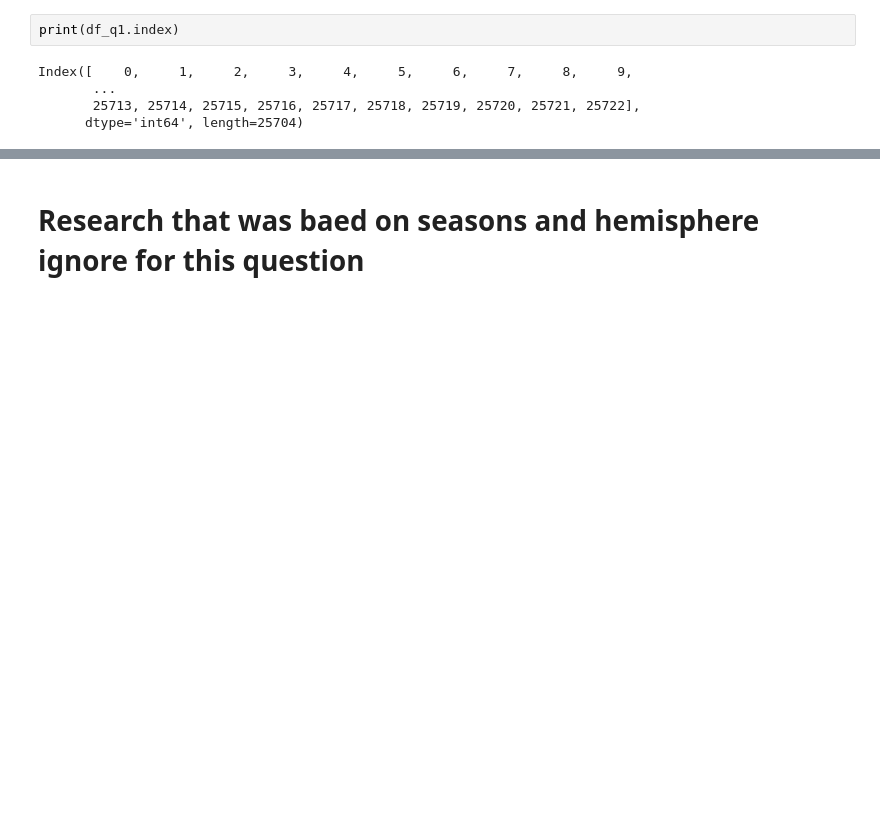
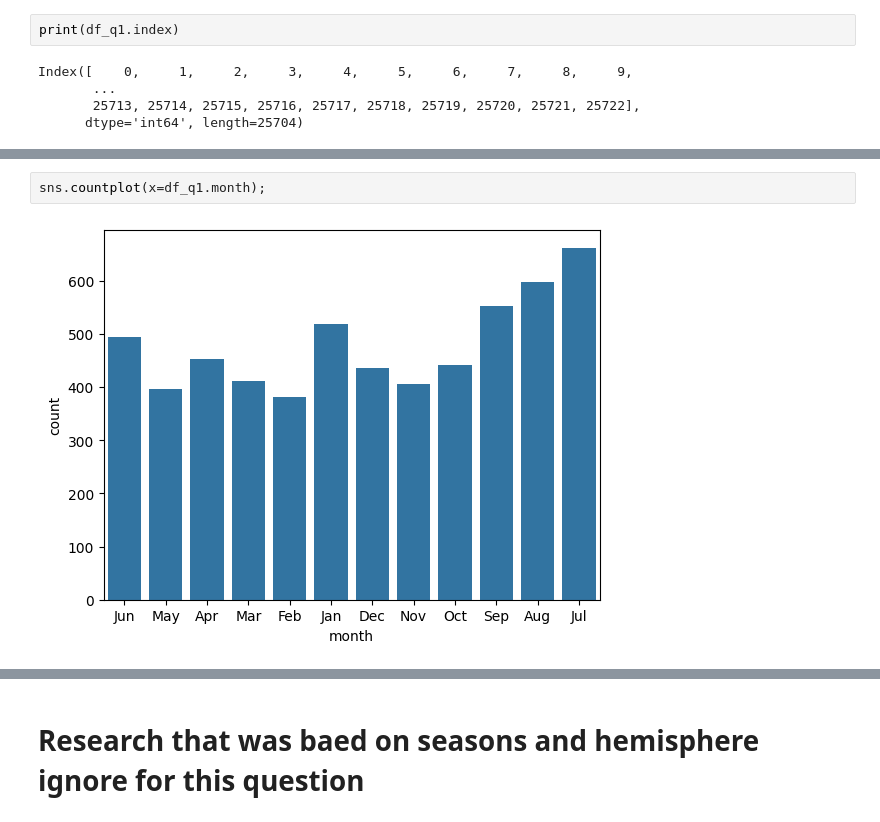
Before and after one commit to Nikolas121205/Project, a Jupyter notebook: project_1.ipynb, the cells around one changed output, grey strips where cells are left out. Saved outputs shown, nothing was run; the diff lists cells and outputs as text; blank space fills up the shorter version.

```diff
--- a/project_1.ipynb
+++ b/project_1.ipynb
@@ -402,0 +442,4 @@ Index([    0,     1,     2,     3,     4,     5,     6,     7,     8,     9,
+# %%
+sns.countplot(x=df_q1.month);
+# %% [output]
+[figure, added]
```
Also changed, not shown: parts of 56 cells of this notebook.
